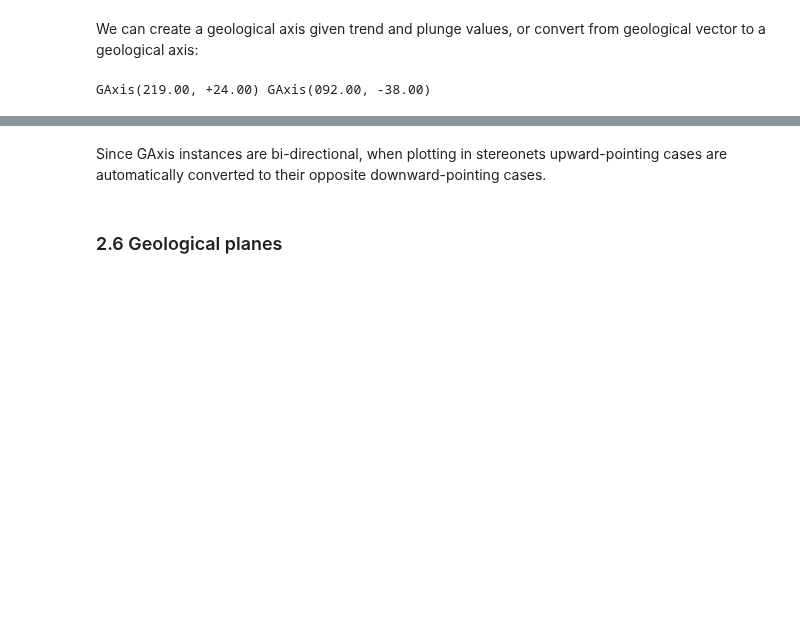
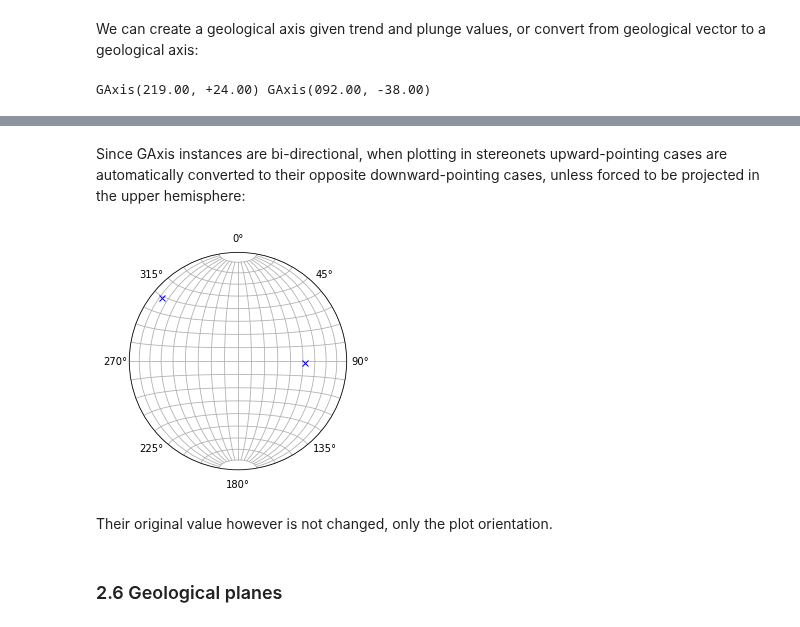
Before and after one commit to mauroalberti/gsf, a Jupyter notebook: notebooks/pygsf 1 - geometry.ipynb, the cells around one changed output, grey strips where cells are left out. Saved outputs shown, nothing was run; the diff lists cells and outputs as text; code cells hidden in the pictures; blank space fills up the shorter version.

Commit message:
Implemented GAxis plot

```diff
--- a/notebooks/pygsf 1 - geometry.ipynb
+++ b/notebooks/pygsf 1 - geometry.ipynb
@@ -241,5 +244,11 @@ splot([ga1, ga2])  # note that we provide the arguments inside a list
 # %% [markdown]
-Since GAxis instances are bi-directional, when plotting in stereonets upward-pointing cases are automatically converted to their opposite downward-pointing cases.
+Since GAxis instances are bi-directional, when plotting in stereonets upward-pointing cases are automatically converted to their opposite downward-pointing cases, unless forced to be projected in the upper hemisphere:
+# %%
+splot([(ga1, ga2, "c=blue,m=x")], force="upper")
+# %% [output]
+[figure, added]
+# %% [markdown]
+Their original value however is not changed, only the plot orientation.
 # %% [markdown]
 ### 2.6 Geological planes
 # %% [markdown]
```
Also changed, not shown: parts of 2 cells of this notebook, 2 other files.
